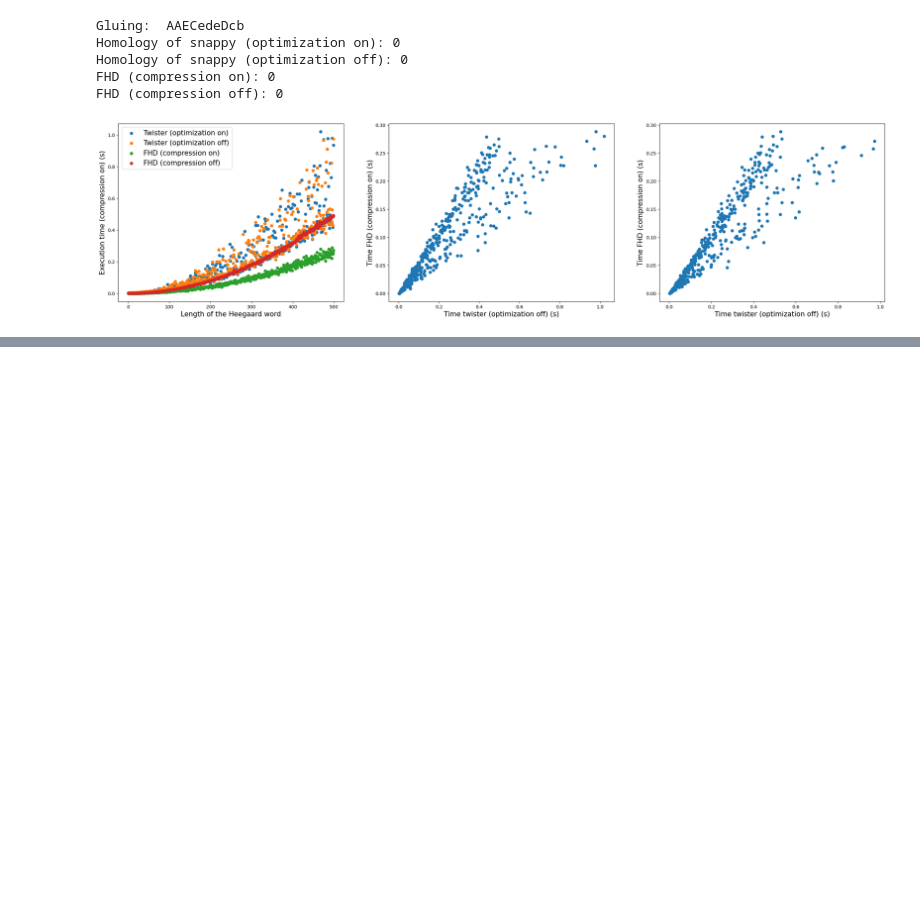
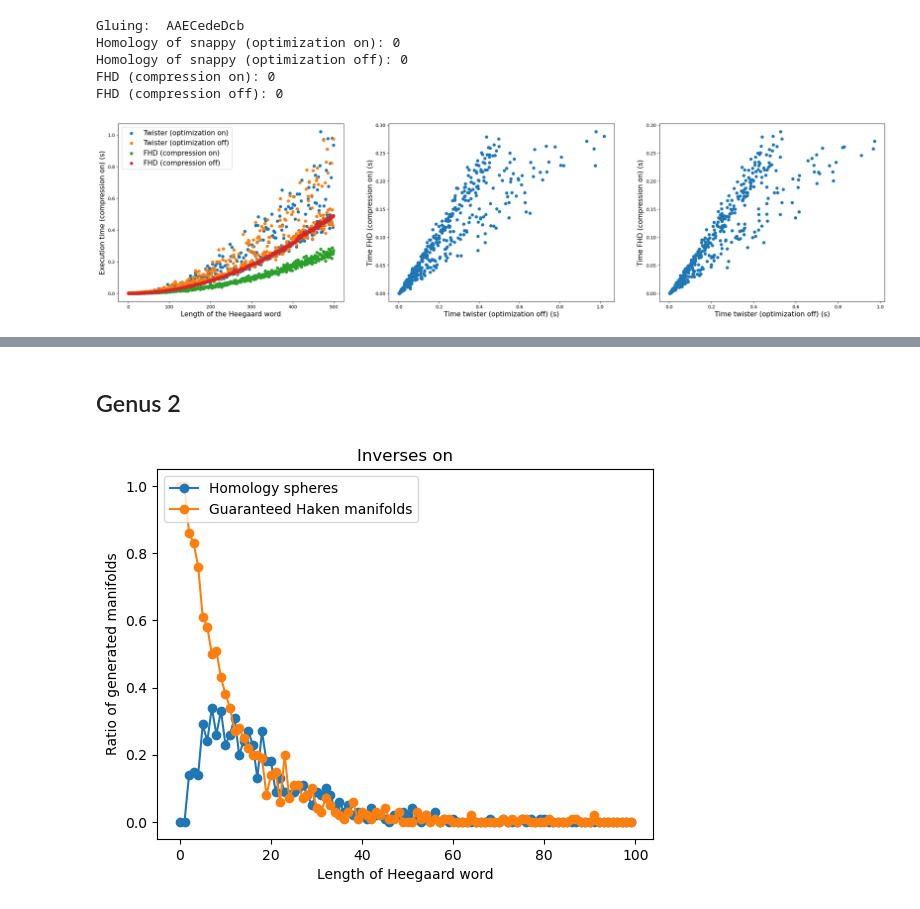
Before and after one commit to HLovisiEnnes/FHDpy, a Jupyter notebook: Tests.ipynb, the cells around one changed output, grey strips where cells are left out. Saved outputs shown, nothing was run; the diff lists cells and outputs as text; code cells hidden in the pictures; blank space fills up the shorter version.

```diff
--- a/Tests.ipynb
+++ b/Tests.ipynb
@@ -787,0 +882,47 @@ plt.show()
+# %% [markdown]
+## Genus 2
+# %%
+double_torus = snappy.twister.Surface('S_2')
+
+alpha_curves_standard = {'a': SLP(['b']), 'e': SLP(['d*'])}
+alpha_curves_edges = {'a':['a'], 'e':['e']}
+generators_standard = {'a': SLP(['b*']), 'b': SLP(['c*','a','#0.#1']), 'c': SLP(['b','d','#0.#1']),'d': SLP(['c*','e*','#0.#1']), 'e': SLP(['d'])}
+generators_edge = {'a':['a'], 'b':['b'], 'c':['c'], 'd':['d'], 'e':['e']}
+
+fhd_diagram = FHD.FHDLong(alpha_curves_standard, alpha_curves_edges, generators_standard, generators_edge)
+# %%
+reps = 100
+n_max = 100
+
+homology_spheres = []
+haken = []
+
+for n in range(0,n_max):
+    counter_homology_spheres = 0
+    counter_haken = 0
+    for _ in range(reps):
+        gluing = double_torus.random_word(n)
+
+        fhd_diagram.reset()
+        fhd_diagram.dehn_twist(gluing, compress = True)
+
+        if fhd_diagram.homology() == snappy.AbelianGroup([[1]]):
+            counter_homology_spheres += 1
+        if fhd_diagram.homology().betti_number() > 0:
+            counter_haken += 1
+
+    homology_spheres.append(counter_homology_spheres/reps)
+    haken.append(counter_haken/reps)
+
+plt.plot(range(0,n_max), homology_spheres, 'o-', label = 'Homology spheres')
+plt.plot(range(0,n_max), haken, 'o-', label = 'Guaranteed Haken manifolds')
+plt.legend(loc =  'upper left')
+plt.xlabel('Length of Heegaard word')
+plt.ylabel('Ratio of generated manifolds')
+plt.title('Inverses on')
+
+plt.savefig('Images/homology_sphere_and_haken_genus_2_inverses_on.pdf')
+
+plt.show()
+# %% [output]
+[figure, added]
```
Also changed, not shown: parts of 8 cells of this notebook.
